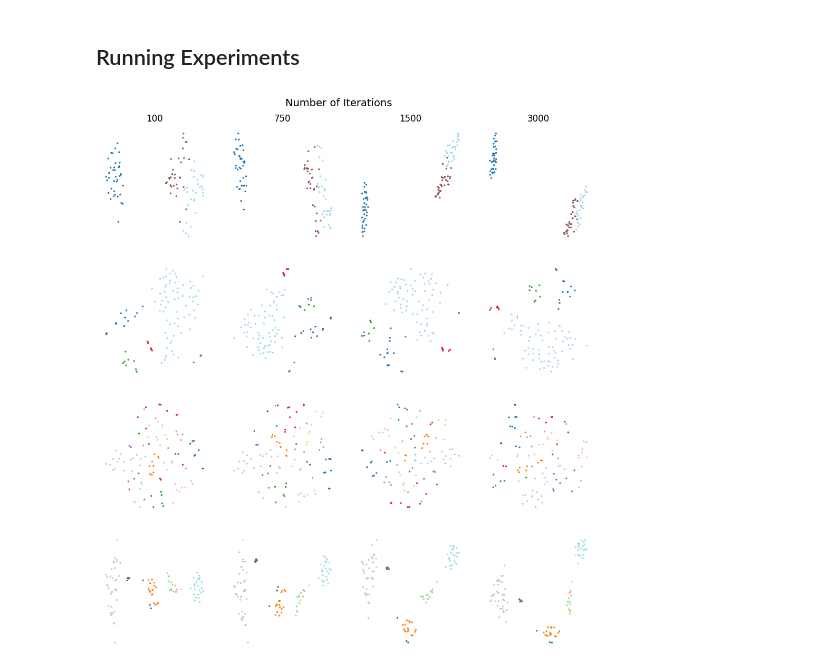
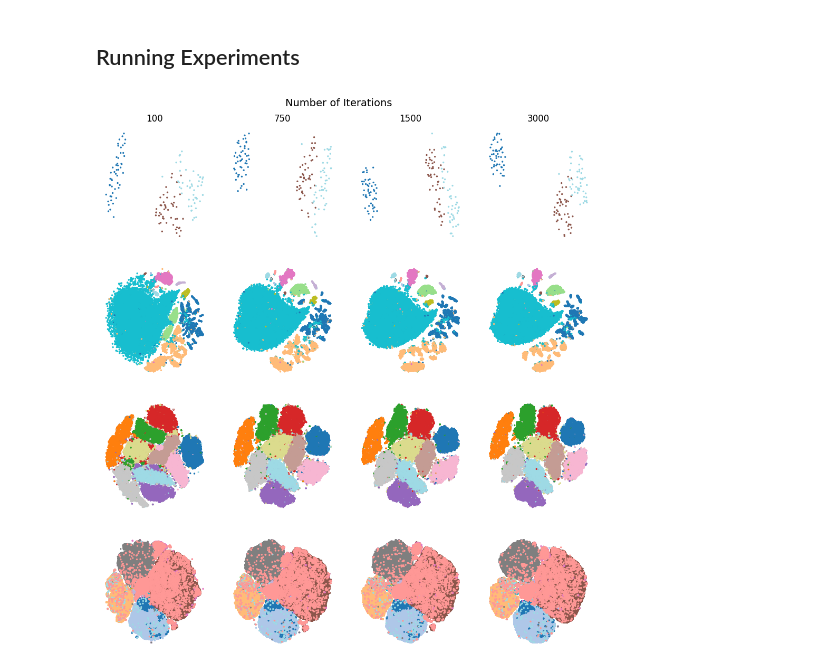
Before and after one commit to giSolve/thesis, a Jupyter notebook: code/notebooks/n_iter.ipynb, the cells around one changed output. Cells and saved outputs as stored; diff of their text form; code cells hidden in the pictures.

```diff
--- a/code/notebooks/n_iter.ipynb
+++ b/code/notebooks/n_iter.ipynb
@@ -461,9 +461,9 @@ def load_n_samples(n_samples, X, y, seed=42):
 n_points = 500
 datasets_small = [load_n_samples(n_points, X, y) for (X, y) in all_data]
 # %%
-embedding_dict_small = run_tsne_with_callbacks_and_timing(datasets_small, iteration_lengths, verbose=False)
+embedding_dict = run_tsne_with_callbacks_and_timing(all_data, iteration_lengths, verbose=False)
 # %%
-plot_embedding_grid(embedding_dict_small, row_parameter=[0,1,2,3], column_parameter=iteration_lengths, row_string="", column_string="Number of Iterations")
+plot_embedding_grid(embedding_dict, row_parameter=[0,1,2,3], column_parameter=iteration_lengths, row_string="", column_string="Number of Iterations")
 # %% [output]
-[figure, old version]
+[figure, new version]
 # %%
```
Also changed, not shown: parts of 3 cells of this notebook, 6 other files.
